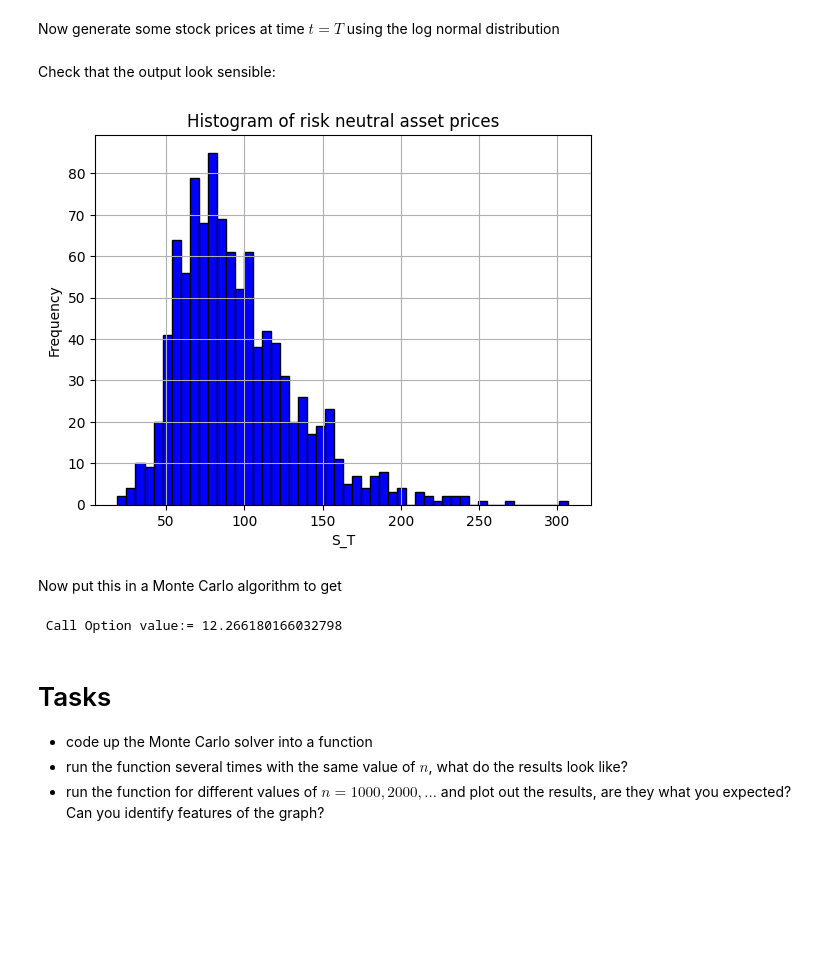
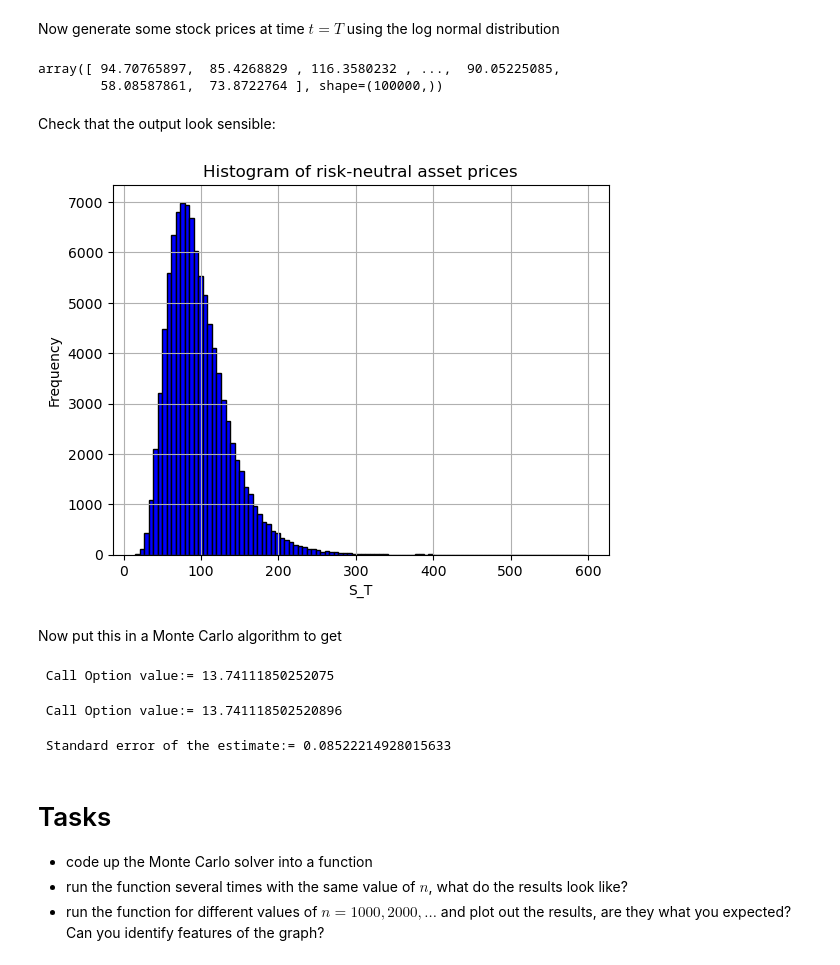
Before and after one commit to pjohno/MATH60082-python, a Jupyter notebook: MATH60082-lab-class-5.ipynb, the cells around one changed output. Drawn from its saved outputs; the diff is of its cells as text; code cells hidden in the pictures; blank space fills up the shorter version.

```diff
--- a/MATH60082-lab-class-5.ipynb
+++ b/MATH60082-lab-class-5.ipynb
@@ -124,20 +124,24 @@ sigma=0.4
 # %% [markdown]
 Now generate some stock prices at time $t=T$ using the log normal distribution
 # %%
-n = 1000
+n = 100000
 ST = rng.lognormal(numpy.log(S_0) + (r-q-0.5*sigma*sigma)*T, sigma*numpy.sqrt(T), n)
+ST
+# %% [output]
+array([ 94.70765897,  85.4268829 , 116.3580232 , ...,  90.05225085,
+        58.08587861,  73.8722764 ], shape=(100000,))
 # %% [markdown]
 Check that the output look sensible:
 # %%
 import matplotlib.pyplot as plt
-plt.hist(ST, bins=50, color='blue', edgecolor='black')
+plt.hist(ST, bins=100, color='blue', edgecolor='black')
 plt.title('Histogram of risk-neutral asset prices')
 plt.xlabel('S_T')
 plt.ylabel('Frequency')
 plt.grid(True)
 plt.show()
 # %% [output]
-[figure, old version]
+[figure, new version]
 # %% [markdown]
 Now put this in a Monte Carlo algorithm to get
 # %%
@@ -147,7 +151,18 @@ for i in range(0,n):
 value = sum/n *numpy.exp(-r*T)
 print(" Call Option value:=",value)
 # %% [output]
- Call Option value:= 12.266180166032798
+ Call Option value:= 13.74111850252075
+# %%
+payoff = numpy.maximum(ST - X, 0) * numpy.exp(-r*T)
+value = numpy.mean(payoff)
+print(" Call Option value:=",value)
+# %% [output]
+ Call Option value:= 13.741118502520896
+# %%
+std_error = numpy.std(payoff , ddof=1) / numpy.sqrt(n)
+print(" Standard error of the estimate:=", std_error)
+# %% [output]
+ Standard error of the estimate:= 0.08522214928015633
 # %% [markdown]
 # Tasks
 
```
Also changed, not shown: parts of 10 cells of this notebook, 2 other files.
